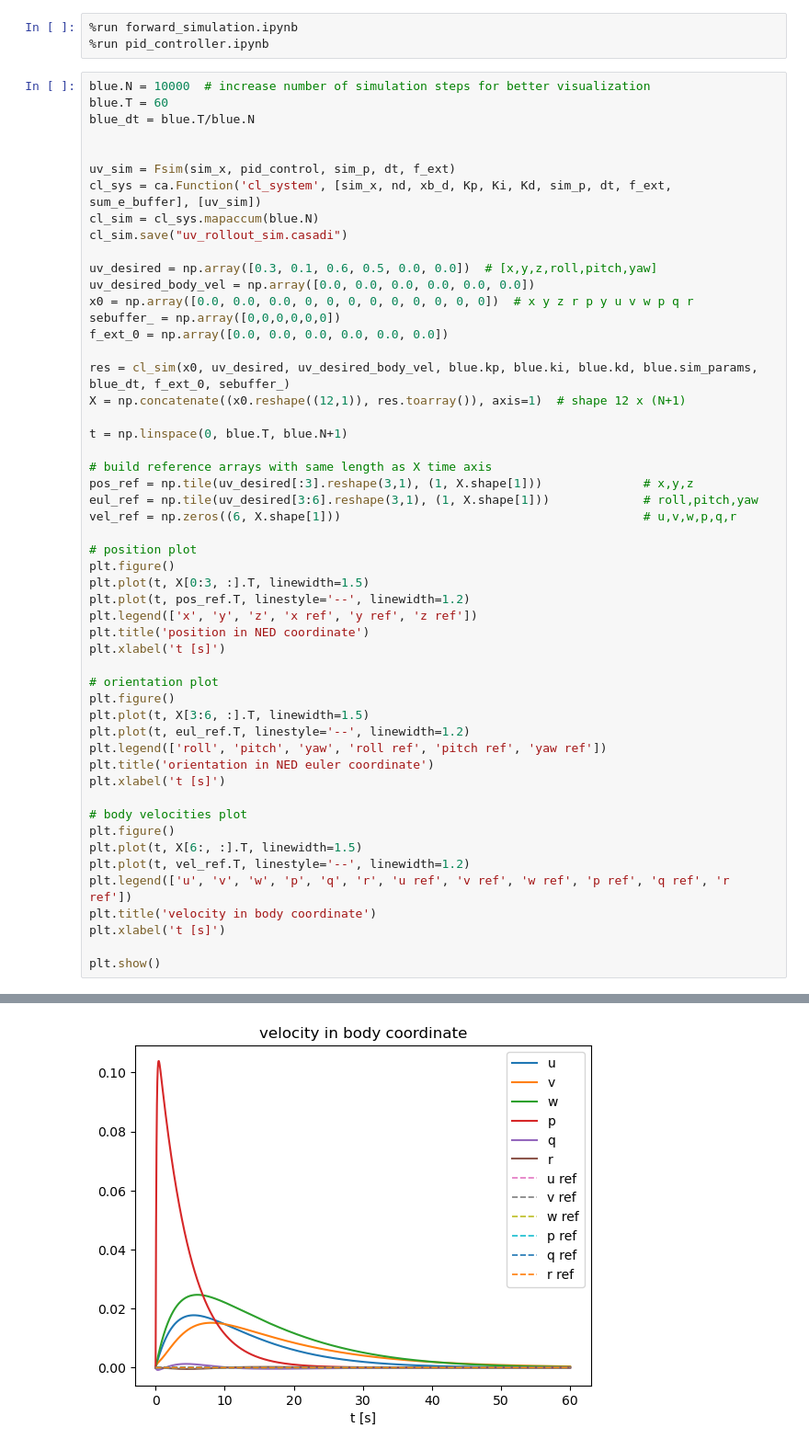
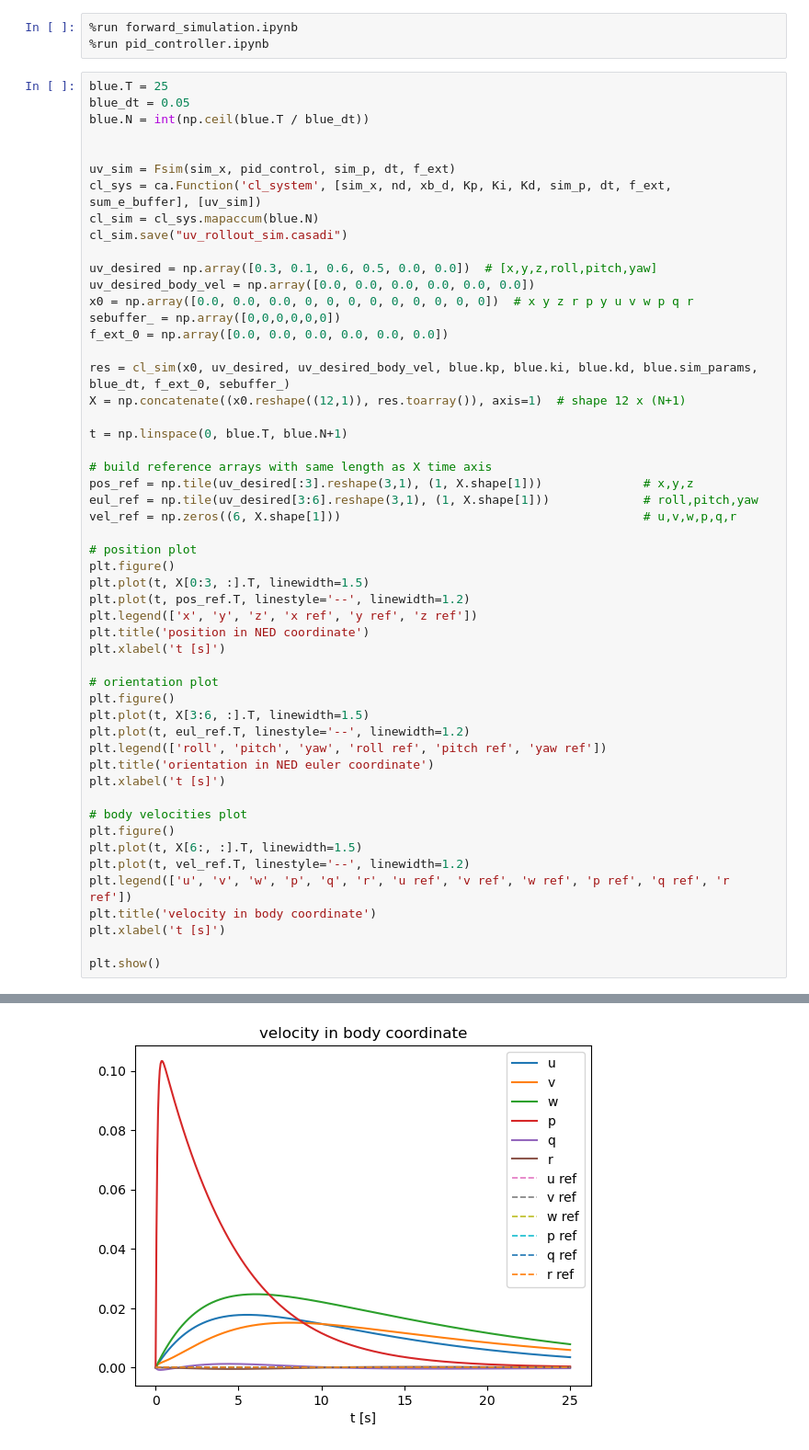
Before and after one commit to edxmorgan/diff_uv, a Jupyter notebook: usage/pid_closed_loop_system.ipynb, the cells around one changed output, grey strips where cells are left out. Shown at 92% size. Saved outputs shown, nothing was run; the diff lists cells and outputs as text.

```diff
--- a/usage/pid_closed_loop_system.ipynb
+++ b/usage/pid_closed_loop_system.ipynb
@@ -2,9 +2,9 @@
 %run forward_simulation.ipynb
 %run pid_controller.ipynb
 # %%
-blue.N = 10000  # increase number of simulation steps for better visualization
-blue.T = 60
-blue_dt = blue.T/blue.N
+blue.T = 25
+blue_dt = 0.05
+blue.N = int(np.ceil(blue.T / blue_dt))
 
 
 uv_sim = Fsim(sim_x, pid_control, sim_p, dt, f_ext)
@@ -59 +59 @@ plt.show()
-[figure, old version]
+[figure, new version]
```
Also changed, not shown: parts of 1 cell of this notebook, 4 other files.
